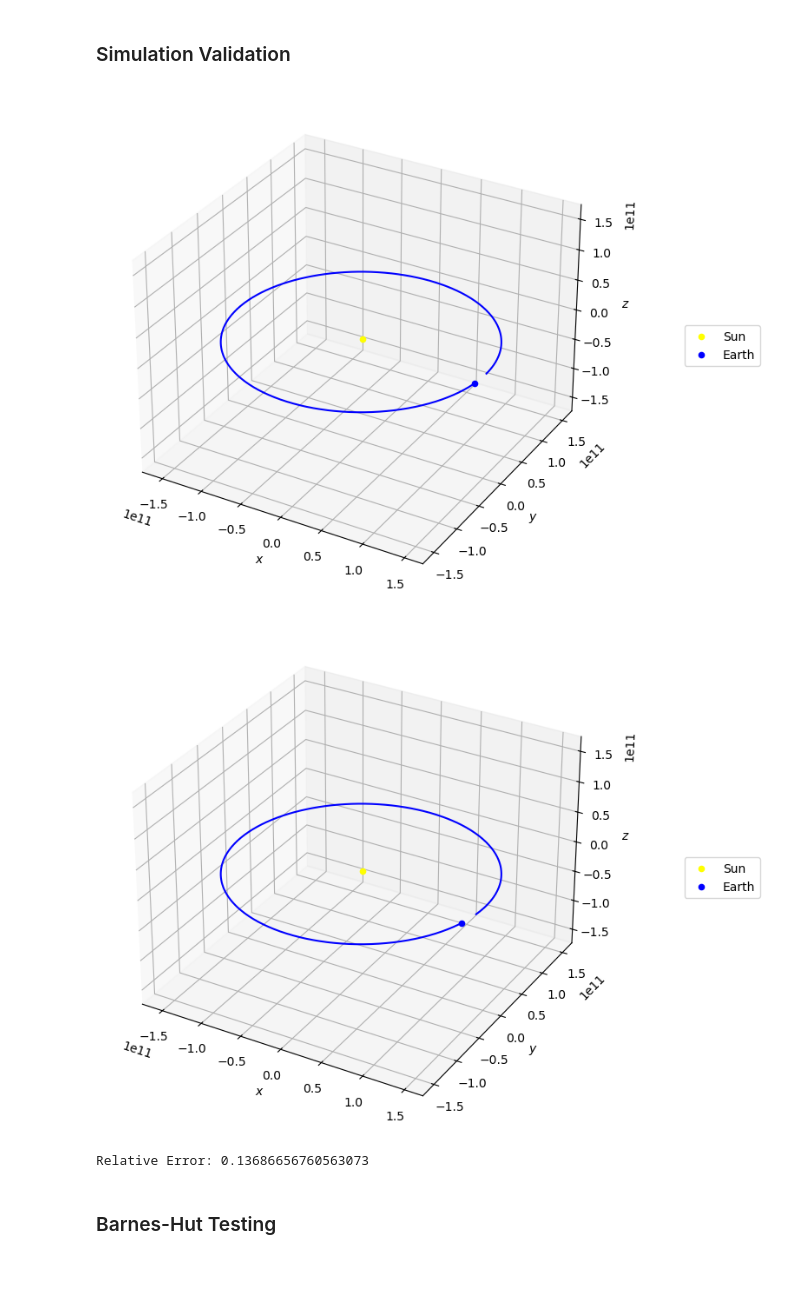
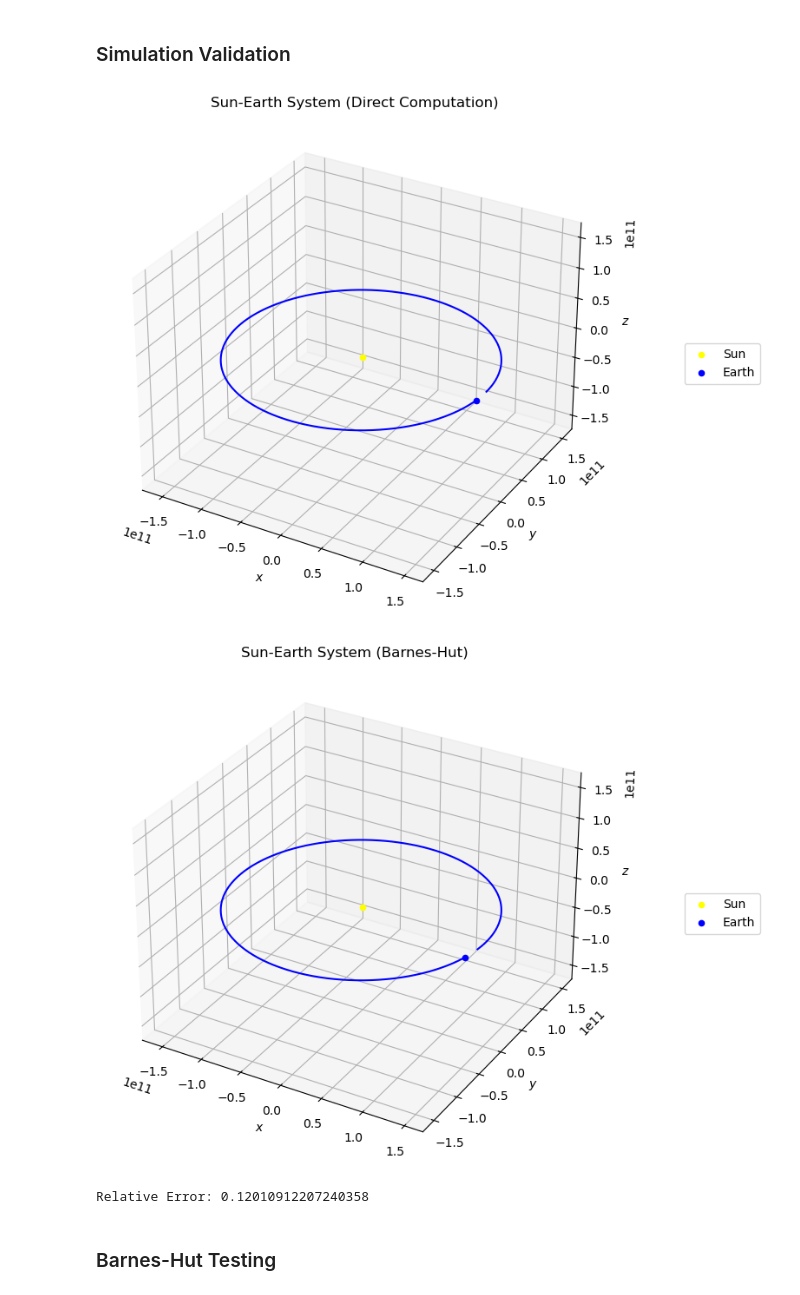
Before and after one commit to whuang259/Math714Project, a Jupyter notebook: nbody-simulation.ipynb, the cells around one changed output. Drawn from its saved outputs; the diff is of its cells as text; code cells hidden in the pictures.

```diff
--- a/nbody-simulation.ipynb
+++ b/nbody-simulation.ipynb
@@ -437,27 +437,31 @@ def generate_random_bodies(
 # %%
 p1 = Body([0., 0., 0.], SM, [0., 0., 0.], "Sun")
 p2 = Body([AU, 0., 0.], 5.972e24, [0., 30000., 0.], "Earth")
 
 day = 60*60*24
 body_names = ["Sun", "Earth"]
 body_colors = ["Yellow", "Blue"]
 
-sim1 = NBodySimulation([p1, p2], day, 365, RK4Integrator, DirectForceCalculator)
+sim1 = NBodySimulation([p1, p2], day, 366, RK4Integrator, DirectForceCalculator)
 sim1.run()
-sim1.plot_traj(soln, 10, 10, body_names, body_colors, legend=True, title="Sun-Earth System (Direct Computation)")
+sim1.plot_traj("Naive Sun-earth", 10, 10, body_names, body_colors, legend=True, title="Sun-Earth System (Direct Computation)")
 
-sim2 = NBodySimulation([p1, p2], day, 365, RK4Integrator, BarnesHutForceCalculator)
+sim2 = NBodySimulation([p1, p2], day, 366, RK4Integrator, BarnesHutForceCalculator)
 sim2.run()
-sim2.plot_traj(soln, 10, 10, body_names, body_colors, legend=True, title="Sun-Earth System (Barnes-Hut)")
+sim2.plot_traj("BH Sun-earth", 10, 10, body_names, body_colors, legend=True, title="Sun-Earth System (Barnes-Hut)")
 
 traj1 = sim1.get_traj()
 traj2 = sim2.get_traj()
 
-print("Relative Error:", np.linalg.norm(traj1 - traj2) / np.linalg.norm(traj1))
+tot_err = 0
+for i in range(len(traj1)):
+    rel_err = np.linalg.norm(traj1[i] - traj2[i]) / np.linalg.norm(traj1[i])
+    tot_err += rel_err / len(traj1)
+print("Relative Error:", tot_err)
 # %% [output]
-[figure, old version]
+[figure, new version]
-[figure, old version]
+[figure, new version]
-Relative Error: 0.13686656760563073
+Relative Error: 0.12010912207240358
 # %% [markdown]
 ### Barnes-Hut Testing
 # %%
```
Also changed, not shown: parts of 1 cell of this notebook, 3 other files.
